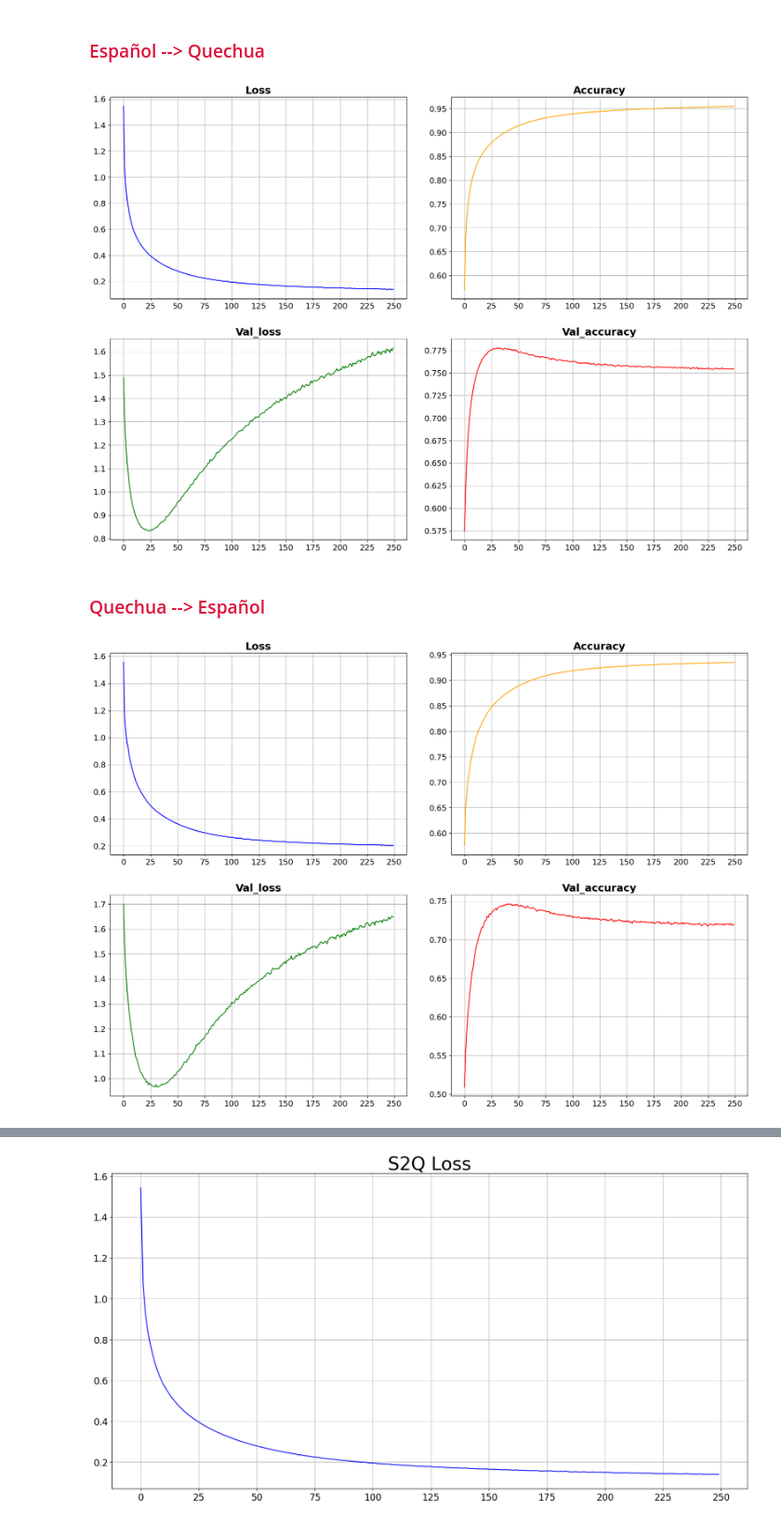
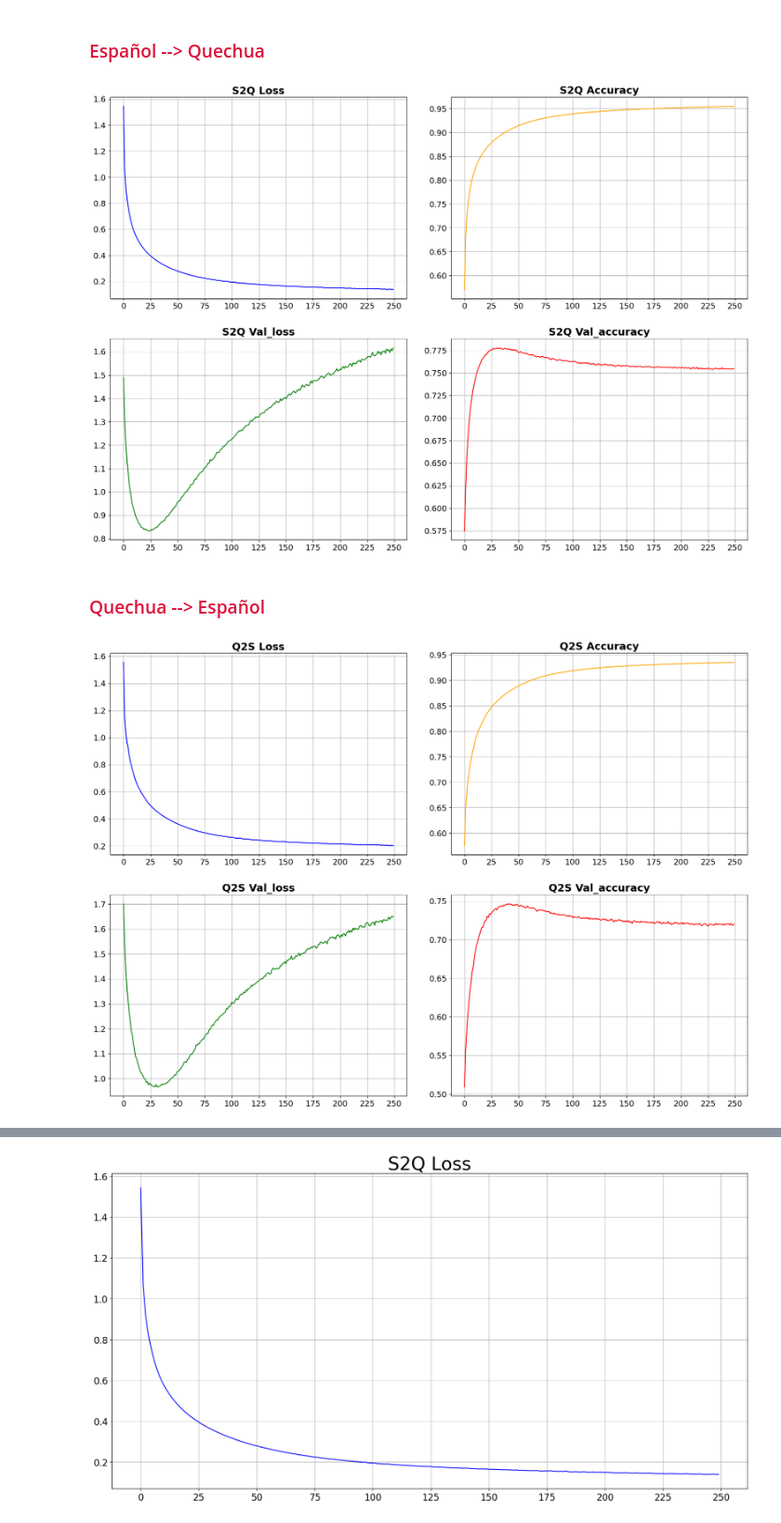
Before and after one commit to JRXYZ/Traductor-Quechua-Espa-ol-Espa-ol-Quechua, a Jupyter notebook: Imagenes/Graficos entrenamiento s2q y q2s.ipynb, the cells around one changed output, grey strips where cells are left out. Shown at 93% size. Drawn from its saved outputs; the diff is of its cells as text; code cells hidden in the pictures.

```diff
--- a/Imagenes/Graficos entrenamiento s2q y q2s.ipynb
+++ b/Imagenes/Graficos entrenamiento s2q y q2s.ipynb
@@ -23,7 +23,7 @@ val_accuracy
 # %% [markdown]
 <h1>Función creadora de gráficos</h1>
 # %%
-def graficar_juntos(history):
+def graficar_juntos(history, prefix):
     arr_colors = ["blue", "orange", "green","red"]
     arr_titles = list(history.keys())
 
@@ -40,7 +40,7 @@ def graficar_juntos(history):
 
         arr_x = np.arange(0,250)
         arr_y = history[arr_titles[i]]
-        title = arr_titles[i].capitalize()
+        title = prefix + " " + arr_titles[i].capitalize()
 
         axs[sg_x, sg_y].plot(arr_x, arr_y, arr_colors[i])
         axs[sg_x, sg_y].set_title(title, fontweight="bold", size=18)
@@ -82,12 +82,12 @@ def graficar_individual(history, prefix):
 # %% [markdown]
 <h3 style="color:crimson">Español --&gt Quechua</h3>
 # %%
-graficar_juntos(history_s2q)
+graficar_juntos(history_s2q, "S2Q")
 # %% [output]
-[figure, old version]
+[figure, new version]
 # %% [markdown]
 <h3 style="color:crimson">Quechua --&gt Español</h3>
 # %%
-graficar_juntos(history_q2s)
+graficar_juntos(history_q2s, "Q2S")
 # %% [output]
-[figure, old version]
+[figure, new version]
```
Also changed, not shown: parts of 2 cells of this notebook, 11 other files.
